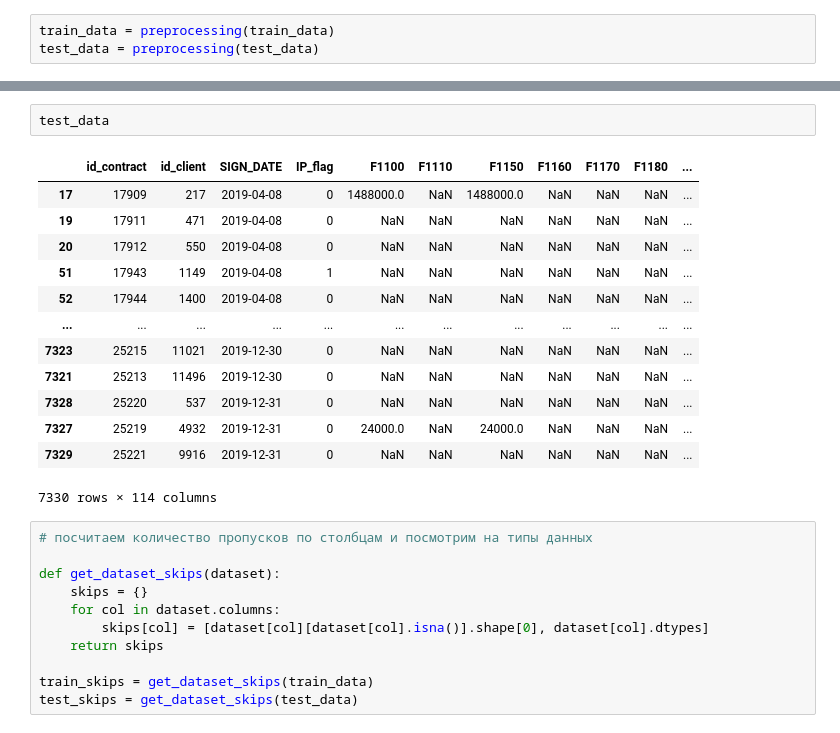
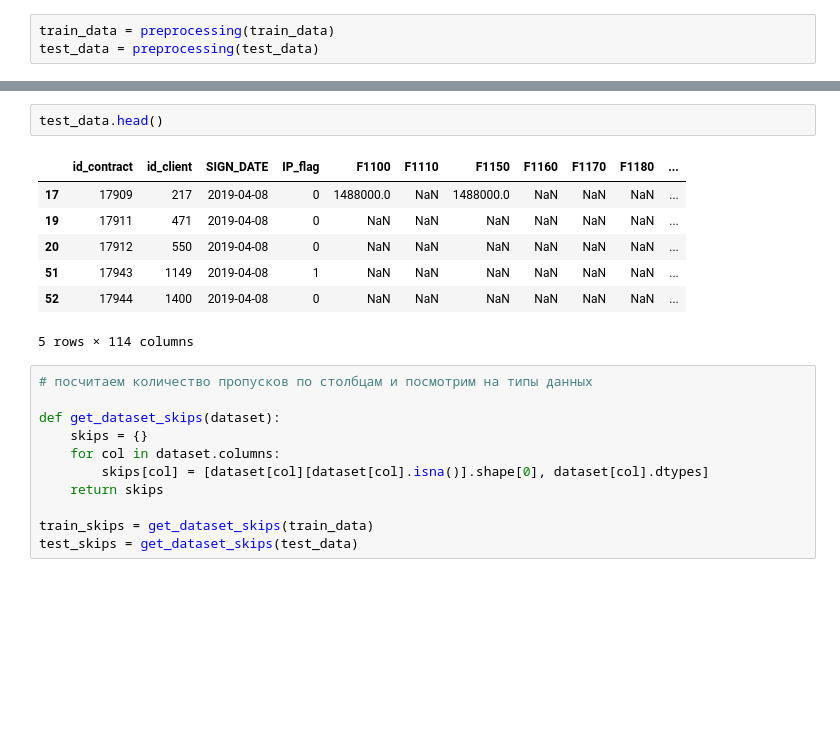
Before and after one commit to FED32/MKB_hackaton, a Jupyter notebook: Hackaton_mkb/notebooks/mkb.ipynb, the cells around one changed output, grey strips where cells are left out. Drawn from its saved outputs; the diff is of its cells as text; blank space fills up the shorter version.

```diff
--- a/Hackaton_mkb/notebooks/mkb.ipynb
+++ b/Hackaton_mkb/notebooks/mkb.ipynb
@@ -347,19 +341,13 @@ train_data
 # %%
-test_data
+test_data.head()
 # %% [output]
 |  | id_contract | id_client | SIGN_DATE | IP_flag | F1100 | F1110 | F1150 | F1160 | F1170 | F1180 | ... |
 | 17 | 17909 | 217 | 2019-04-08 | 0 | 1488000.0 | NaN | 1488000.0 | NaN | NaN | NaN | ... |
 | 19 | 17911 | 471 | 2019-04-08 | 0 | NaN | NaN | NaN | NaN | NaN | NaN | ... |
 | 20 | 17912 | 550 | 2019-04-08 | 0 | NaN | NaN | NaN | NaN | NaN | NaN | ... |
 | 51 | 17943 | 1149 | 2019-04-08 | 1 | NaN | NaN | NaN | NaN | NaN | NaN | ... |
 | 52 | 17944 | 1400 | 2019-04-08 | 0 | NaN | NaN | NaN | NaN | NaN | NaN | ... |
-| ... | ... | ... | ... | ... | ... | ... | ... | ... | ... | ... | ... |
-| 7323 | 25215 | 11021 | 2019-12-30 | 0 | NaN | NaN | NaN | NaN | NaN | NaN | ... |
-| 7321 | 25213 | 11496 | 2019-12-30 | 0 | NaN | NaN | NaN | NaN | NaN | NaN | ... |
-| 7328 | 25220 | 537 | 2019-12-31 | 0 | NaN | NaN | NaN | NaN | NaN | NaN | ... |
-| 7327 | 25219 | 4932 | 2019-12-31 | 0 | 24000.0 | NaN | 24000.0 | NaN | NaN | NaN | ... |
-| 7329 | 25221 | 9916 | 2019-12-31 | 0 | NaN | NaN | NaN | NaN | NaN | NaN | ... |
-7330 rows × 114 columns
+5 rows × 114 columns
 # %%
 # посчитаем количество пропусков по столбцам и посмотрим на типы данных
 
```
Also changed, not shown: parts of 14 cells of this notebook.
